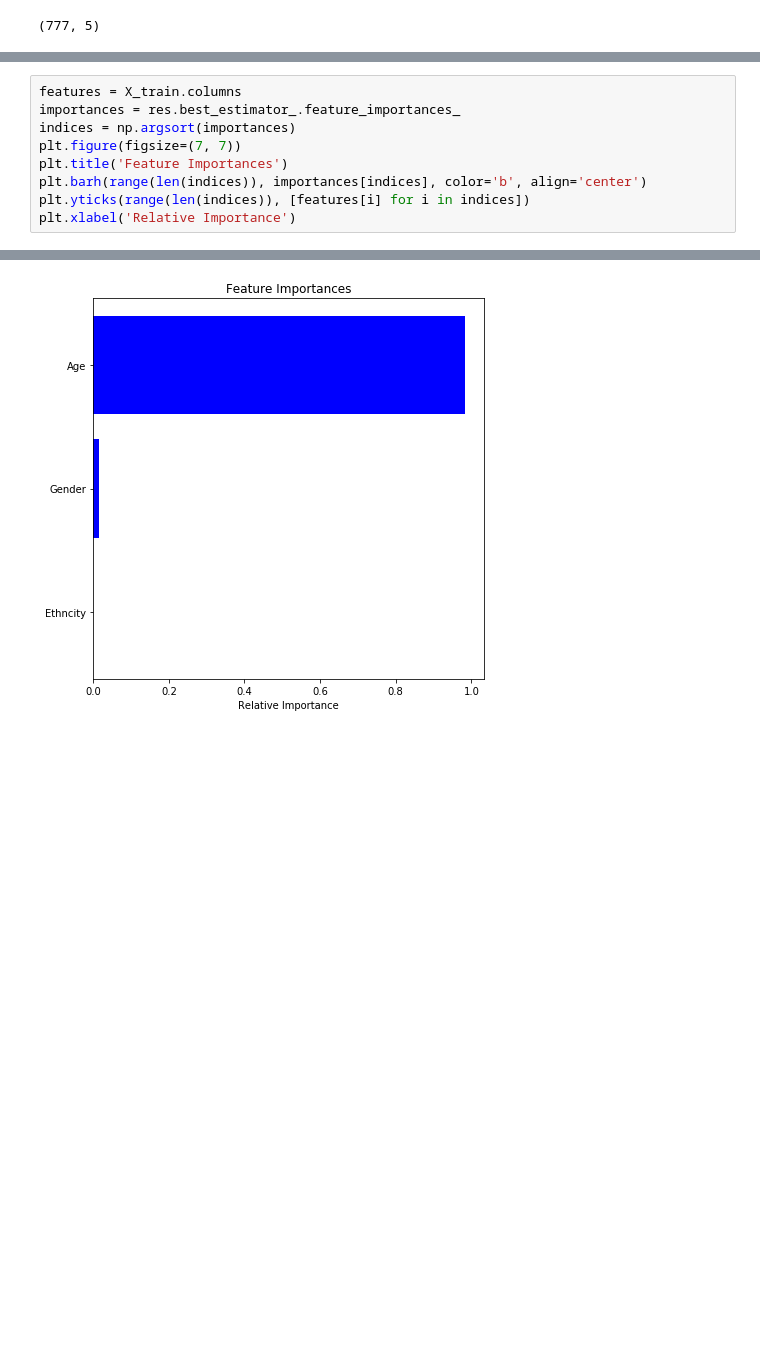
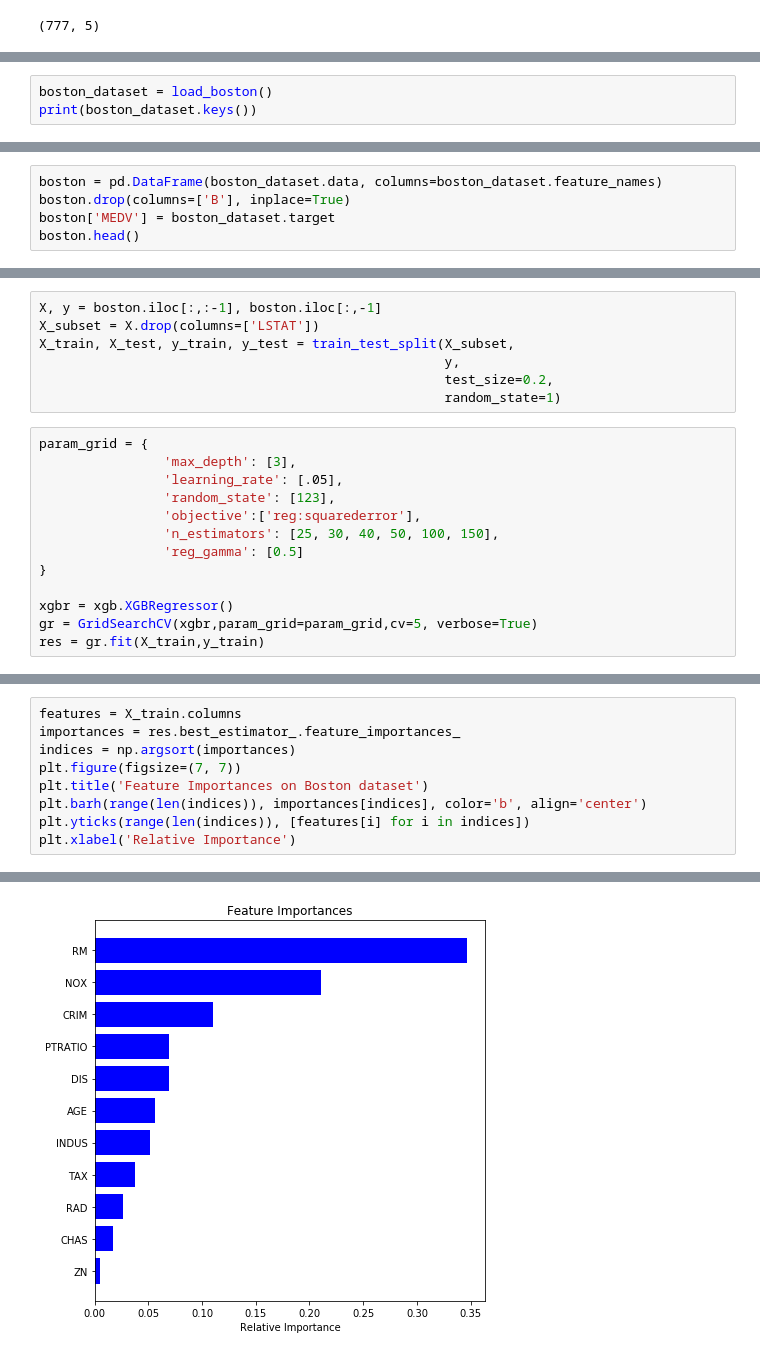
Before and after one commit to SaloniSaini02/Structural_AI_example, a Jupyter notebook: example_notebook.ipynb, the cells around one changed output, grey strips where cells are left out. Cells and saved outputs as stored; diff of their text form; blank space fills up the shorter version.

```diff
--- a/example_notebook.ipynb
+++ b/example_notebook.ipynb
@@ -280,0 +375,3 @@ XGB Model best params : {'learning_rate': 0.07, 'reg_gamma': 0, 'random_state':
+# %%
+boston_dataset = load_boston()
+print(boston_dataset.keys())
@@ -280,0 +400,5 @@ XGB Model best params : {'learning_rate': 0.07, 'reg_gamma': 0, 'random_state':
+# %%
+boston = pd.DataFrame(boston_dataset.data, columns=boston_dataset.feature_names)
+boston.drop(columns=['B'], inplace=True)
+boston['MEDV'] = boston_dataset.target
+boston.head()
@@ -280,0 +450,20 @@ XGB Model best params : {'learning_rate': 0.07, 'reg_gamma': 0, 'random_state':
+# %%
+X, y = boston.iloc[:,:-1], boston.iloc[:,-1]
+X_subset = X.drop(columns=['LSTAT'])
+X_train, X_test, y_train, y_test = train_test_split(X_subset,
+                                                    y,
+                                                    test_size=0.2,
+                                                    random_state=1)
+# %%
+param_grid = {
+                'max_depth': [3],
+                'learning_rate': [.05],
+                'random_state': [123],
+                'objective':['reg:squarederror'],
+                'n_estimators': [25, 30, 40, 50, 100, 150],
+                'reg_gamma': [0.5]
+}
+
+xgbr = xgb.XGBRegressor()
+gr = GridSearchCV(xgbr,param_grid=param_grid,cv=5, verbose=True)
+res = gr.fit(X_train,y_train)
@@ -281,12 +473,12 @@ XGB Model best params : {'learning_rate': 0.07, 'reg_gamma': 0, 'random_state':
 # %%
 features = X_train.columns
 importances = res.best_estimator_.feature_importances_
 indices = np.argsort(importances)
 plt.figure(figsize=(7, 7))
-plt.title('Feature Importances')
+plt.title('Feature Importances on Boston dataset')
 plt.barh(range(len(indices)), importances[indices], color='b', align='center')
 plt.yticks(range(len(indices)), [features[i] for i in indices])
 plt.xlabel('Relative Importance')
 # %% [output]
 Text(0.5, 0, 'Relative Importance')
-[figure, old version]
+[figure, new version]
```
Also changed, not shown: parts of 43 cells of this notebook.
